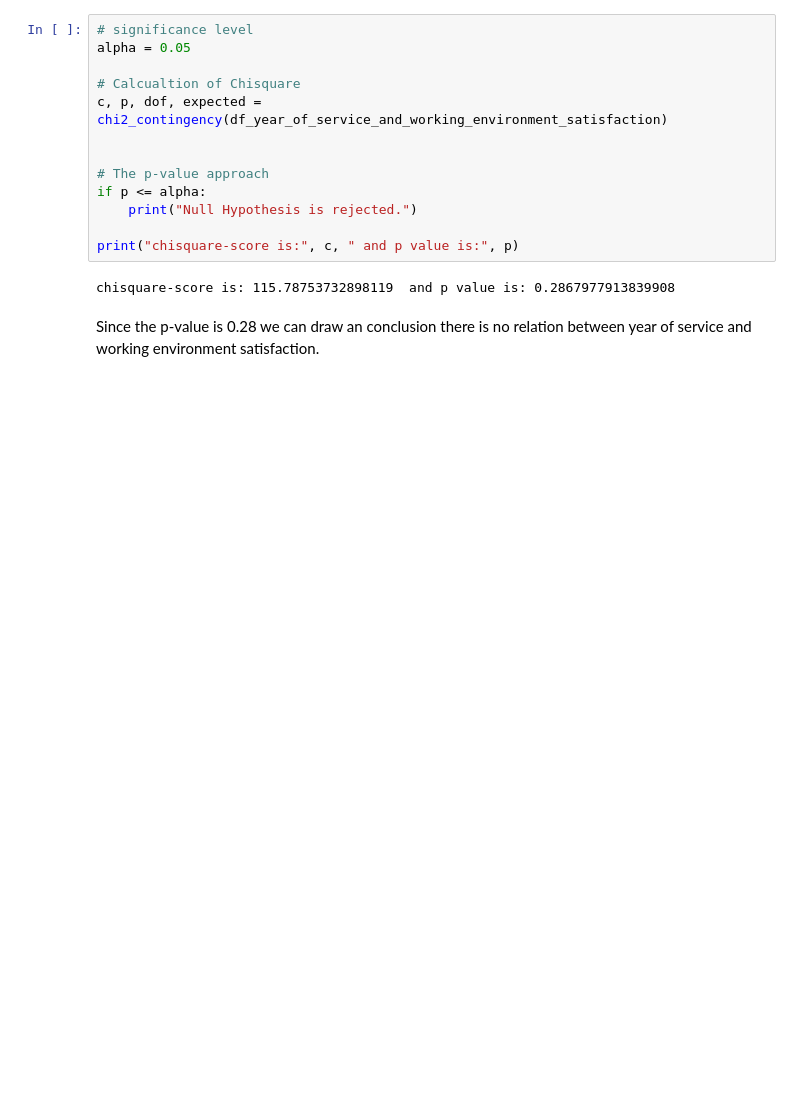
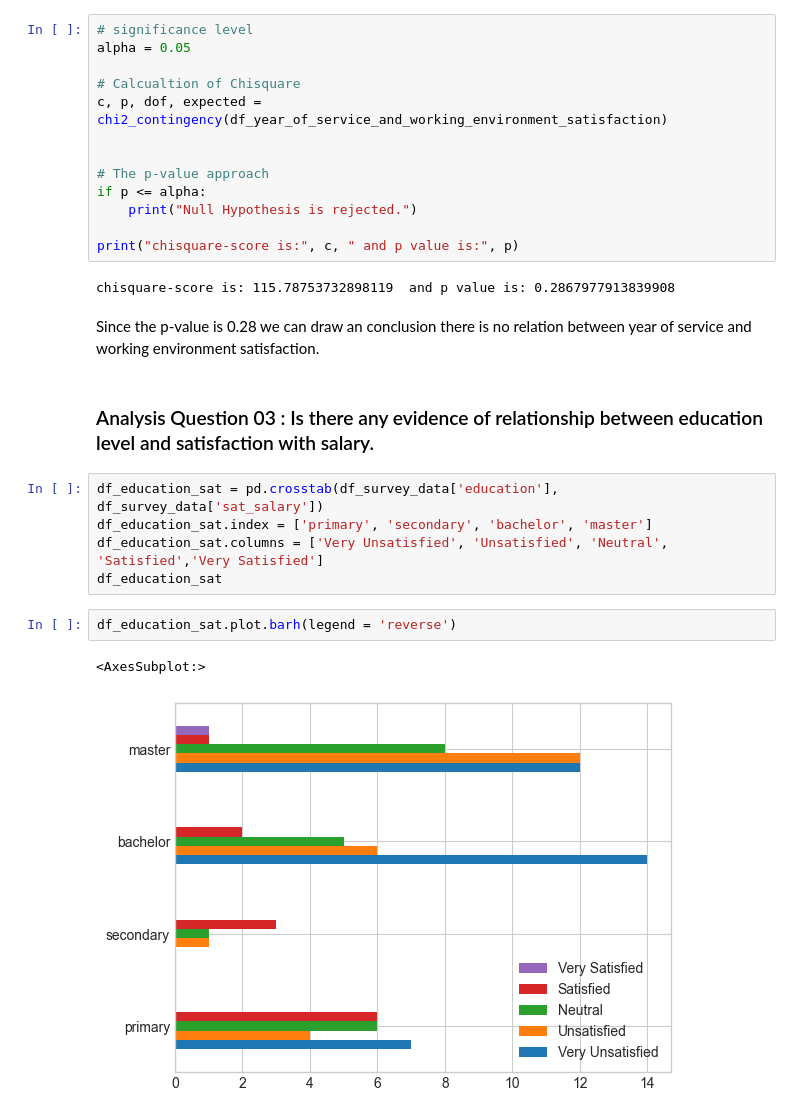
Before and after one commit to DGautam11/ShopSarisfactionSurveyAnalysis, a Jupyter notebook: WorkPlaceSatisfactionSurveyAnalysis.ipynb, the cells around one changed output. Saved outputs shown, nothing was run; the diff lists cells and outputs as text; blank space fills up the shorter version.

```diff
--- a/WorkPlaceSatisfactionSurveyAnalysis.ipynb
+++ b/WorkPlaceSatisfactionSurveyAnalysis.ipynb
@@ -472,3 +453,15 @@ print("chisquare-score is:", c, " and p value is:", p)
 chisquare-score is: 115.78753732898119  and p value is: 0.2867977913839908
 # %% [markdown]
 Since the p-value is 0.28 we can draw an conclusion there is no relation between year of service and working environment satisfaction.
+# %% [markdown]
+### Analysis Question 03 : Is there any evidence of relationship between education level and satisfaction with salary.
+# %%
+df_education_sat = pd.crosstab(df_survey_data['education'], df_survey_data['sat_salary'])
+df_education_sat.index = ['primary', 'secondary', 'bachelor', 'master']
+df_education_sat.columns = ['Very Unsatisfied', 'Unsatisfied', 'Neutral', 'Satisfied','Very Satisfied']
+df_education_sat
+# %%
+df_education_sat.plot.barh(legend = 'reverse')
+# %% [output]
+<AxesSubplot:>
+[figure, added]
```
Also changed, not shown: parts of 5 cells of this notebook.
